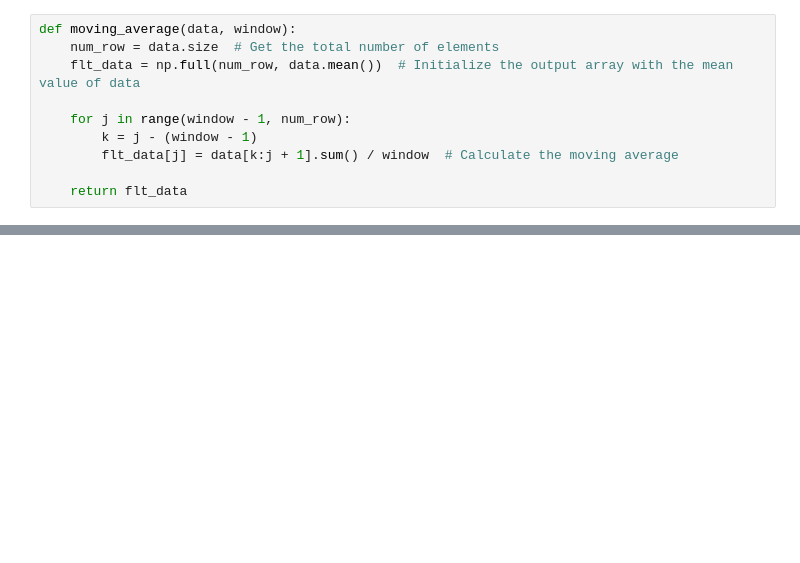
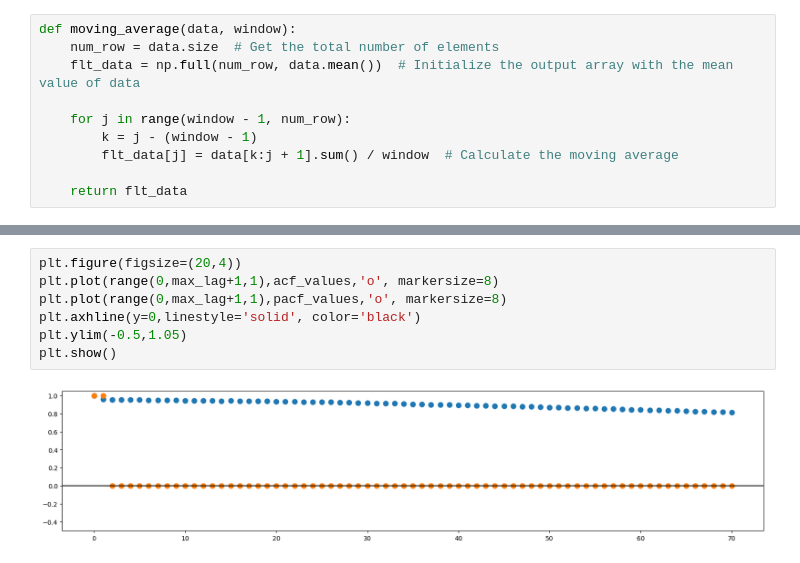
Before and after one commit to shreenandansonu/Signal-and-System-FNIRS-TSA, a Jupyter notebook: Modeling.ipynb, the cells around one changed output, grey strips where cells are left out. Cells and saved outputs as stored; diff of their text form; blank space fills up the shorter version.

```diff
--- a/Modeling.ipynb
+++ b/Modeling.ipynb
@@ -185,0 +145,9 @@ plt.show()
+# %%
+plt.figure(figsize=(20,4))
+plt.plot(range(0,max_lag+1,1),acf_values,'o', markersize=8)
+plt.plot(range(0,max_lag+1,1),pacf_values,'o', markersize=8)
+plt.axhline(y=0,linestyle='solid', color='black')
+plt.ylim(-0.5,1.05)
+plt.show()
+# %% [output]
+[figure, added]
```
Also changed, not shown: parts of 29 cells of this notebook, 1 other file.
